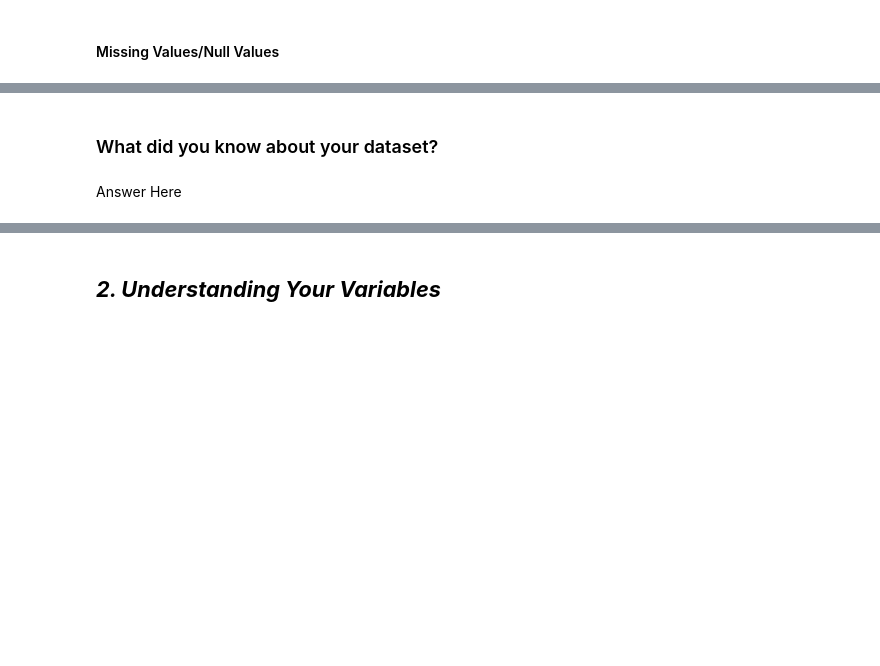
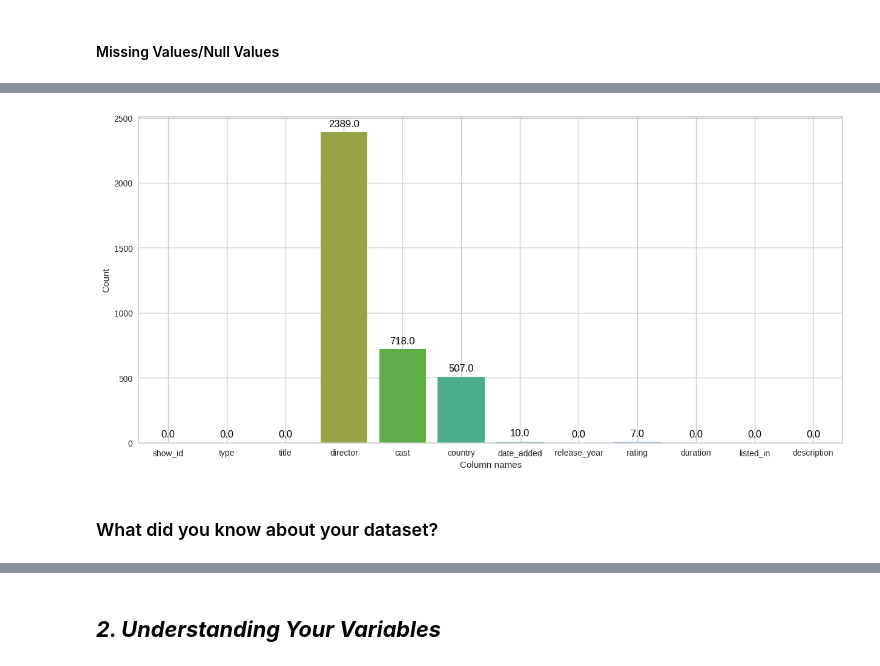
Before and after one commit to Nileshkl/Unsupervised-ML--Netflix-Movies-and-TV-Shows-Clustering, a Jupyter notebook: Capstone_Project_Unsupervised_ML_Netflix_Movies_and_TV_Shows_Clustering.ipynb, the cells around one changed output, grey strips where cells are left out. Cells and saved outputs as stored; diff of their text form; code cells hidden in the pictures; blank space fills up the shorter version.

```diff
--- a/Capstone_Project_Unsupervised_ML_Netflix_Movies_and_TV_Shows_Clustering.ipynb
+++ b/Capstone_Project_Unsupervised_ML_Netflix_Movies_and_TV_Shows_Clustering.ipynb
@@ -223,4 +261,15 @@ memory usage: 730.2+ KB
+# %%
+plt.figure(figsize=(15,7))
+ax=sns.barplot(x=df.columns,y=df.isnull().sum())
+plt.xlabel("Column names")
+plt.ylabel("Count")
+
+# Add values within the bar areas
+for p in ax.patches:
+    ax.annotate(f'{p.get_height()}', (p.get_x() + p.get_width() / 2., p.get_height()), ha='center', va='center', fontsize=12, color='black', xytext=(0, 10), textcoords='offset points')
+plt.grid(True)
+plt.show()
+# %% [output]
+[figure, added]
 # %% [markdown]
 ### What did you know about your dataset?
-# %% [markdown]
-Answer Here
```
Also changed, not shown: parts of 7 cells of this notebook.
